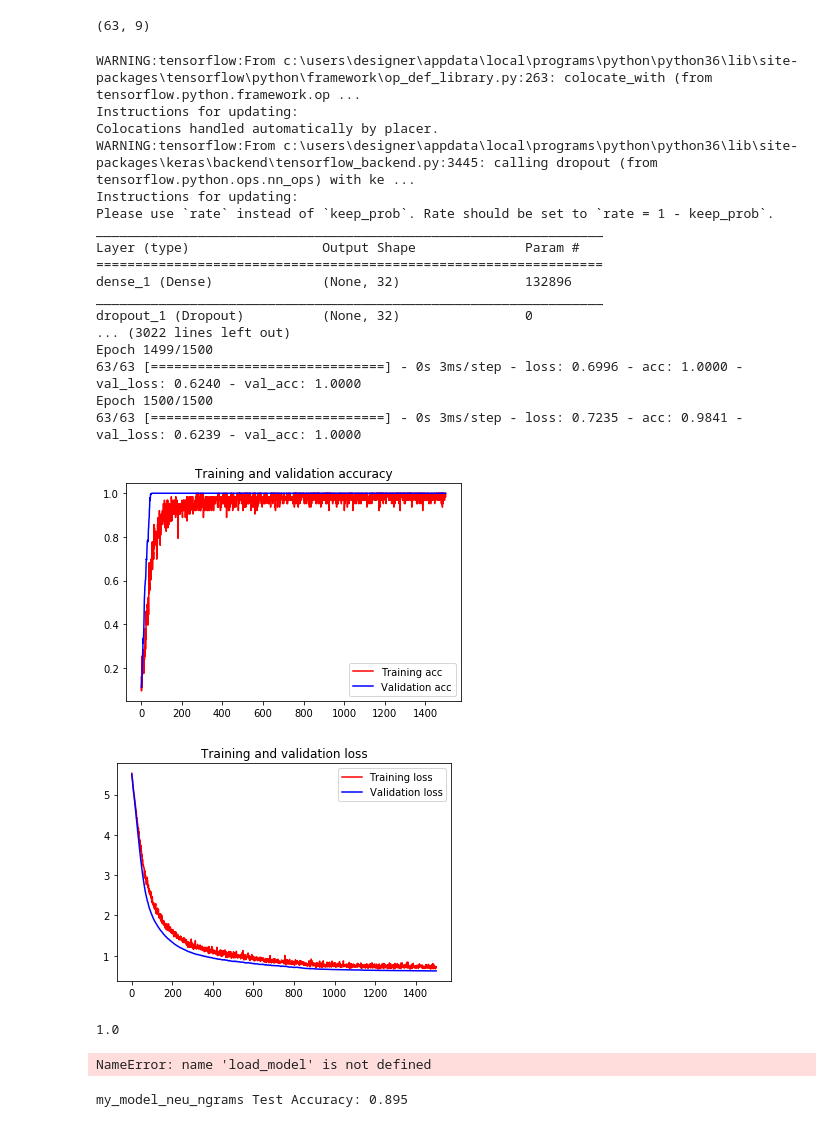
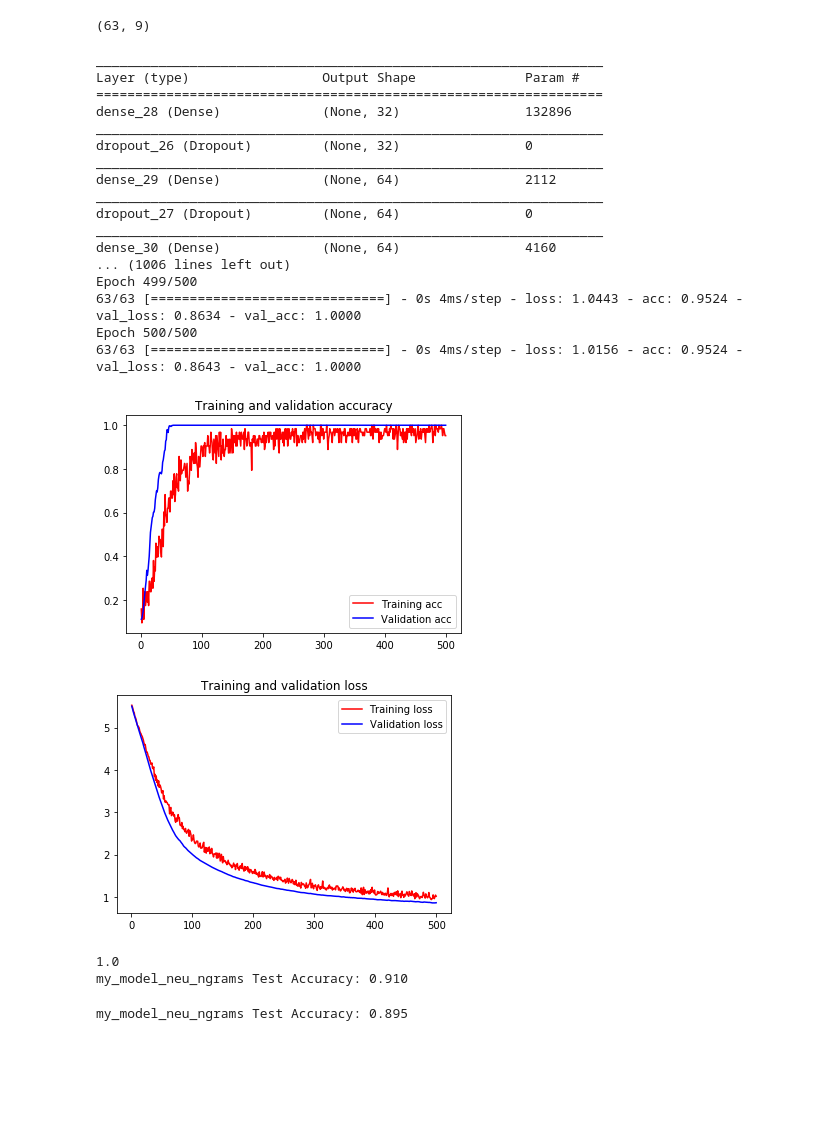
Before and after one commit to ErfanThinker/PAN19, a Jupyter notebook: my_solution.ipynb, the cells around one changed output. Saved outputs shown, nothing was run; the diff lists cells and outputs as text; code cells hidden in the pictures; blank space fills up the shorter version.

```diff
--- a/my_solution.ipynb
+++ b/my_solution.ipynb
@@ -290,7 +290,7 @@ neu_ng.compile(optimizer=optimizers.Adam(lr=1e-4),
 neu_ng.summary()
 history = neu_ng.fit(X_scaled_train_data_ngrams, y_train,
                     validation_data=(X_scaled_val_data_ngrams, y_val),
-                    epochs=1500,
+                    epochs=500,
                     batch_size=class_size,
                     callbacks=callbacks_list_neu_ngrams,
                     verbose= 1
@@ -299,50 +299,50 @@ acc = history.history['acc']
 val_acc = history.history['val_acc']
 loss = history.history['loss']
 val_loss = history.history['val_loss']
 
 epochs = range(1, len(acc) + 1)
 
 plt.plot(epochs, acc, 'r', label='Training acc')
 plt.plot(epochs, val_acc, 'b', label='Validation acc')
 plt.title('Training and validation accuracy')
 plt.legend()
 
 plt.figure()
 
 plt.plot(epochs, loss, 'r', label='Training loss')
 plt.plot(epochs, val_loss, 'b', label='Validation loss')
 plt.title('Training and validation loss')
 plt.legend()
 
 plt.show()
 print(max(val_acc))
 l_model = load_model('my_model_neu_ngrams.h5')
 yhat = l_model.predict(scaled_test_data_ngrams)
 yhat = argmax(yhat, axis=1)
 acc = accuracy_score(test_labels, yhat)
 print('my_model_neu_ngrams Test Accuracy: %.3f' % acc)
 # %% [output]
-WARNING:tensorflow:From c:\users\designer\appdata\local\programs\python\python36\lib\site-packages\tensorflow\python\framework\op_def_library.py:263: colocate_with (from tensorflow.python.framework.op ...
-Instructions for updating:
-Colocations handled automatically by placer.
-WARNING:tensorflow:From c:\users\designer\appdata\local\programs\python\python36\lib\site-packages\keras\backend\tensorflow_backend.py:3445: calling dropout (from tensorflow.python.ops.nn_ops) with ke ...
-Instructions for updating:
-Please use `rate` instead of `keep_prob`. Rate should be set to `rate = 1 - keep_prob`.
 _________________________________________________________________
 Layer (type)                 Output Shape              Param #
 =================================================================
-dense_1 (Dense)              (None, 32)                132896
+dense_28 (Dense)             (None, 32)                132896
 _________________________________________________________________
-dropout_1 (Dropout)          (None, 32)                0
-... (3022 lines left out)
-Epoch 1499/1500
-63/63 [==============================] - 0s 3ms/step - loss: 0.6996 - acc: 1.0000 - val_loss: 0.6240 - val_acc: 1.0000
-Epoch 1500/1500
-63/63 [==============================] - 0s 3ms/step - loss: 0.7235 - acc: 0.9841 - val_loss: 0.6239 - val_acc: 1.0000
+dropout_26 (Dropout)         (None, 32)                0
+_________________________________________________________________
+dense_29 (Dense)             (None, 64)                2112
+_________________________________________________________________
+dropout_27 (Dropout)         (None, 64)                0
+_________________________________________________________________
+dense_30 (Dense)             (None, 64)                4160
+... (1006 lines left out)
+Epoch 499/500
+63/63 [==============================] - 0s 4ms/step - loss: 1.0443 - acc: 0.9524 - val_loss: 0.8634 - val_acc: 1.0000
+Epoch 500/500
+63/63 [==============================] - 0s 4ms/step - loss: 1.0156 - acc: 0.9524 - val_loss: 0.8643 - val_acc: 1.0000
-[figure, old version]
+[figure, new version]
-[figure, old version]
+[figure, new version]
 1.0
+my_model_neu_ngrams Test Accuracy: 0.910
-NameError: name 'load_model' is not defined
 # %%
 l_model = load_model('my_model_neu_ngrams.h5')
 yhat = l_model.predict(scaled_test_data_ngrams)
```
Also changed, not shown: parts of 3 cells of this notebook, 1 other file.
